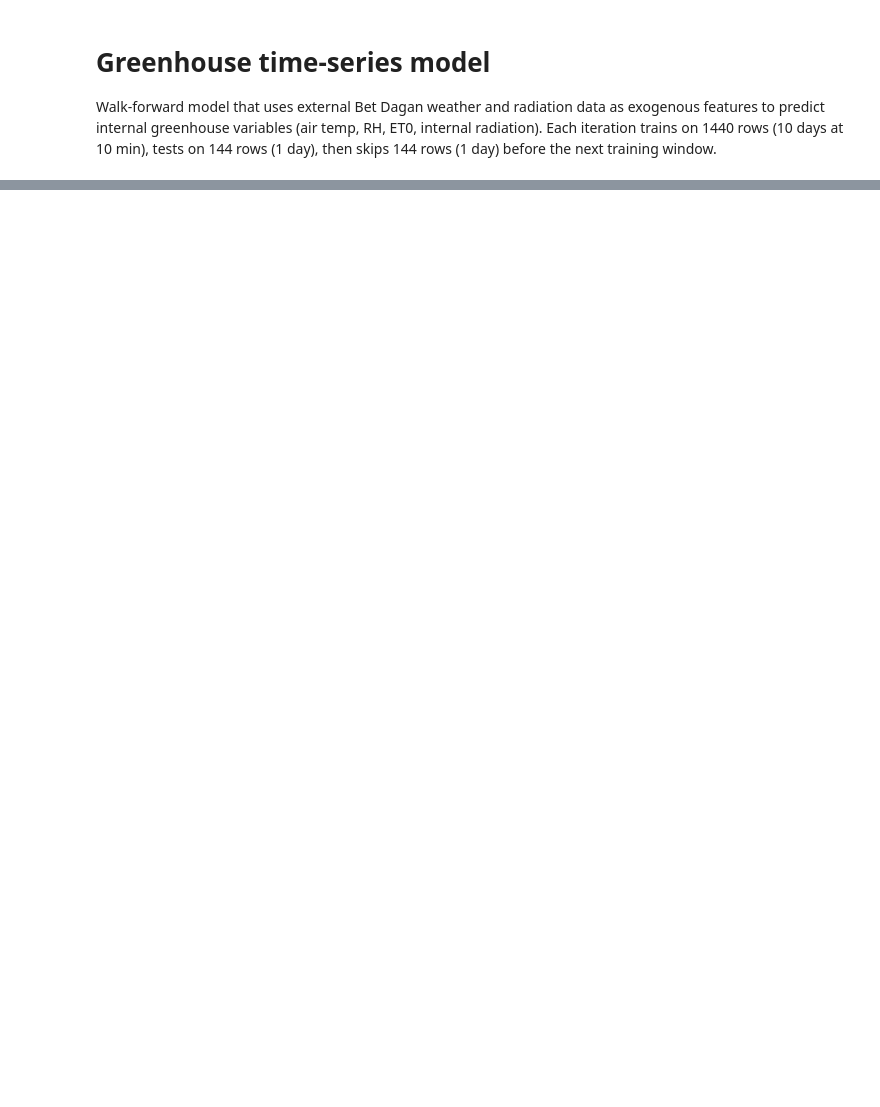
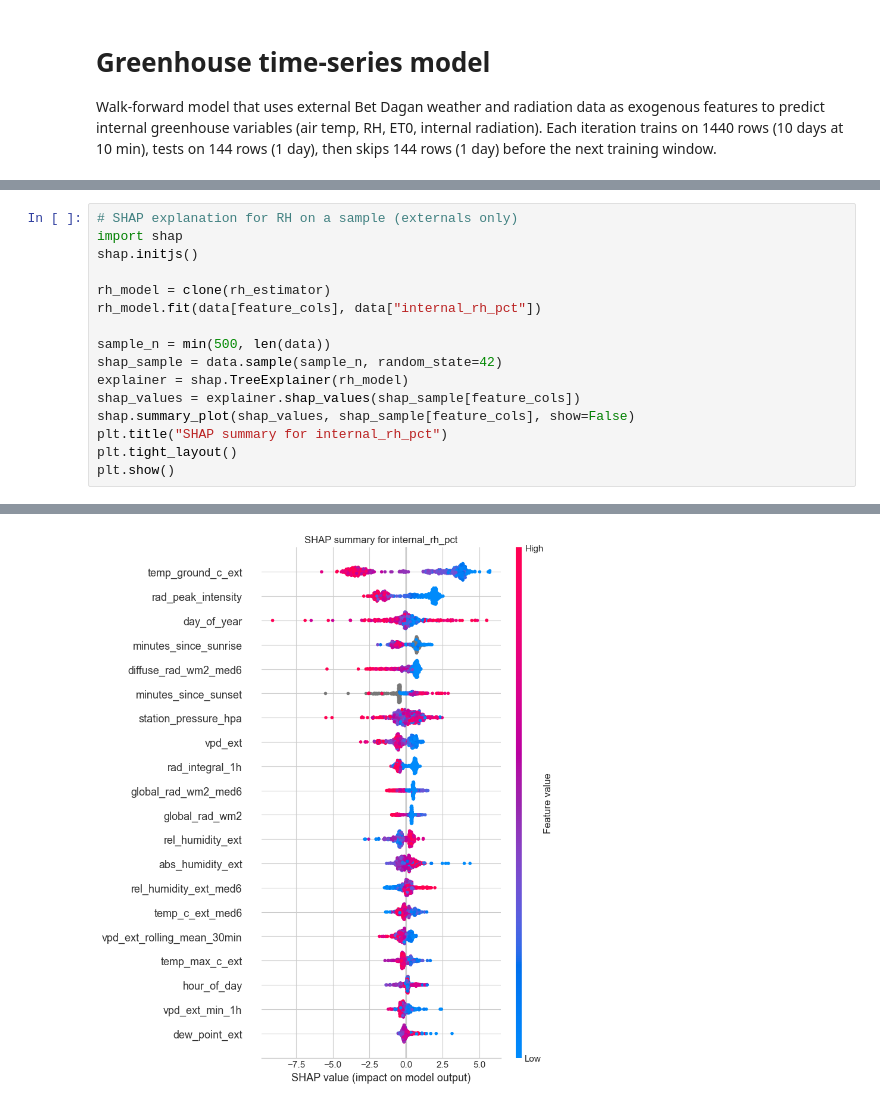
Before and after one commit to EliyahuEden/final_data_file, a Jupyter notebook: greenhouse_time_series_walkforward.ipynb, the cells around one changed output, grey strips where cells are left out. Drawn from its saved outputs; the diff is of its cells as text; blank space fills up the shorter version.

```diff
--- a/greenhouse_time_series_walkforward.ipynb
+++ b/greenhouse_time_series_walkforward.ipynb
@@ -513,0 +559,17 @@ Overall for p:
+# %%
+# SHAP explanation for RH on a sample (externals only)
+import shap
+shap.initjs()
+
+rh_model = clone(rh_estimator)
+rh_model.fit(data[feature_cols], data["internal_rh_pct"])
+
+sample_n = min(500, len(data))
+shap_sample = data.sample(sample_n, random_state=42)
+explainer = shap.TreeExplainer(rh_model)
+shap_values = explainer.shap_values(shap_sample[feature_cols])
+shap.summary_plot(shap_values, shap_sample[feature_cols], show=False)
+plt.title("SHAP summary for internal_rh_pct")
+plt.tight_layout()
+plt.show()
+# %% [output]
@@ -513,0 +577 @@ Overall for p:
+[figure, added]
```
Also changed, not shown: parts of 14 cells of this notebook, 4 other files.
